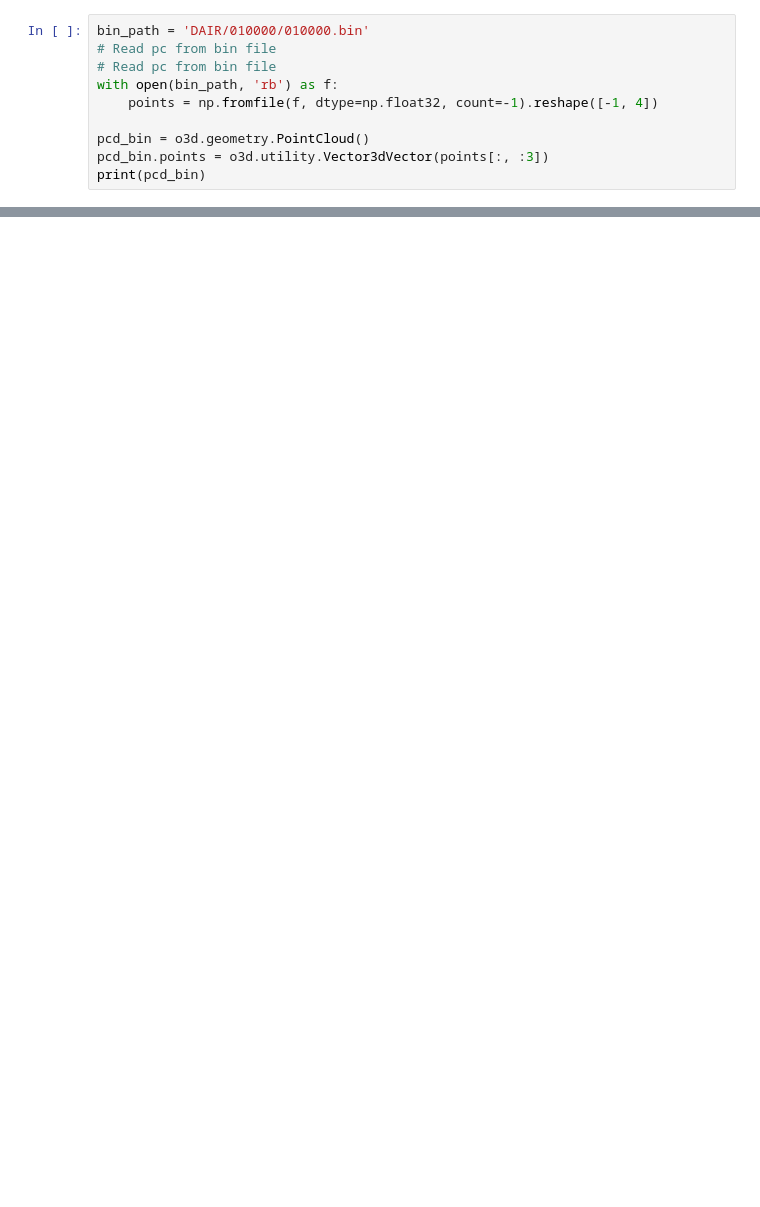
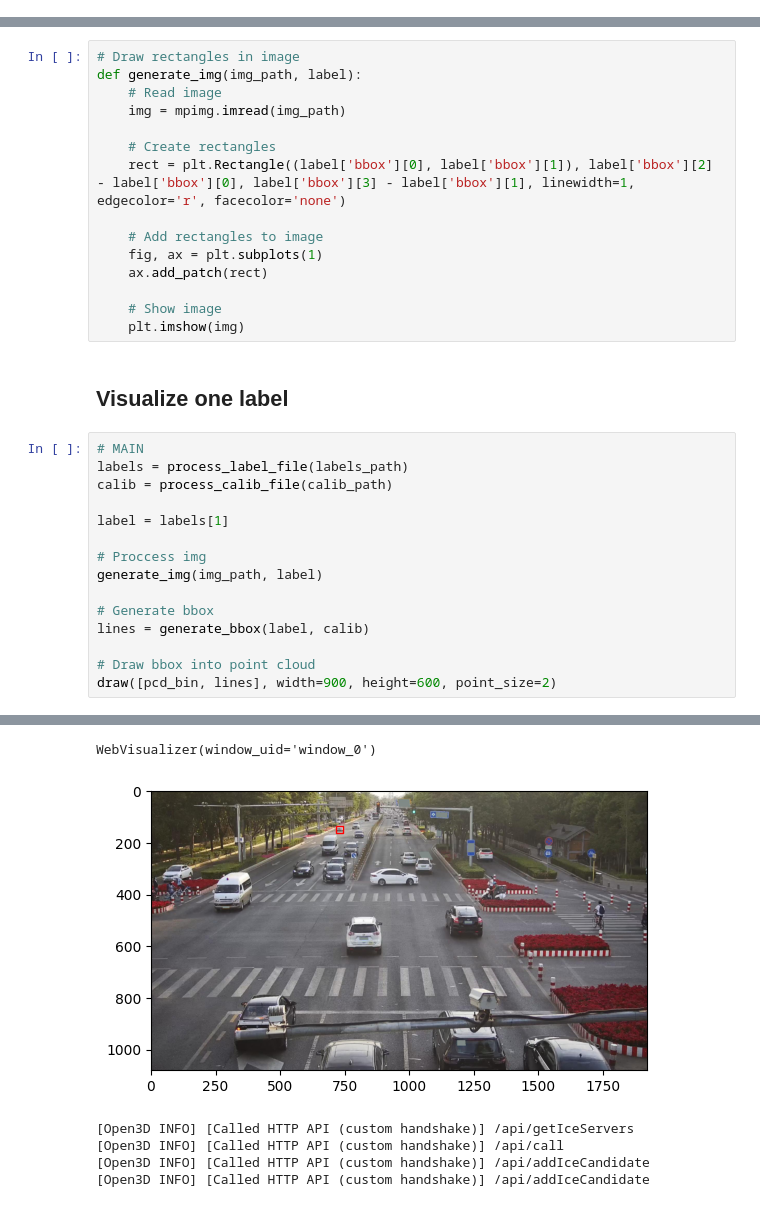
Before and after one commit to ramajoballester/sensus-loci, a Jupyter notebook: Notebooks/visualization.ipynb, the cells around one changed output, grey strips where cells are left out. Saved outputs shown, nothing was run; the diff lists cells and outputs as text; blank space fills up the shorter version.

Commit message:
Updated visualization

```diff
--- a/Notebooks/visualization.ipynb
+++ b/Notebooks/visualization.ipynb
@@ -211,10 +108,0 @@ WebVisualizer(window_uid='window_3')
-# %%
-bin_path = 'DAIR/010000/010000.bin'
-# Read pc from bin file
-# Read pc from bin file
-with open(bin_path, 'rb') as f:
-    points = np.fromfile(f, dtype=np.float32, count=-1).reshape([-1, 4])
-
-pcd_bin = o3d.geometry.PointCloud()
-pcd_bin.points = o3d.utility.Vector3dVector(points[:, :3])
-print(pcd_bin)
@@ -305,0 +109,33 @@ WebVisualizer(window_uid='window_2')
+# %%
+# Draw rectangles in image
+def generate_img(img_path, label):
+    # Read image
+    img = mpimg.imread(img_path)
+
+    # Create rectangles
+    rect = plt.Rectangle((label['bbox'][0], label['bbox'][1]), label['bbox'][2] - label['bbox'][0], label['bbox'][3] - label['bbox'][1], linewidth=1, edgecolor='r', facecolor='none')
+
+    # Add rectangles to image
+    fig, ax = plt.subplots(1)
+    ax.add_patch(rect)
+
+    # Show image
+    plt.imshow(img)
+# %% [markdown]
+## Visualize one label
+# %%
+# MAIN
+labels = process_label_file(labels_path)
+calib = process_calib_file(calib_path)
+
+label = labels[1]
+
+# Proccess img
+generate_img(img_path, label)
+
+# Generate bbox
+lines = generate_bbox(label, calib)
+
+# Draw bbox into point cloud
+draw([pcd_bin, lines], width=900, height=600, point_size=2)
+# %% [output]
@@ -305,0 +150,6 @@ WebVisualizer(window_uid='window_2')
+WebVisualizer(window_uid='window_0')
+[figure, added]
+[Open3D INFO] [Called HTTP API (custom handshake)] /api/getIceServers
+[Open3D INFO] [Called HTTP API (custom handshake)] /api/call
+[Open3D INFO] [Called HTTP API (custom handshake)] /api/addIceCandidate
+[Open3D INFO] [Called HTTP API (custom handshake)] /api/addIceCandidate
```
Also changed, not shown: parts of 16 cells of this notebook, 30 other files.
